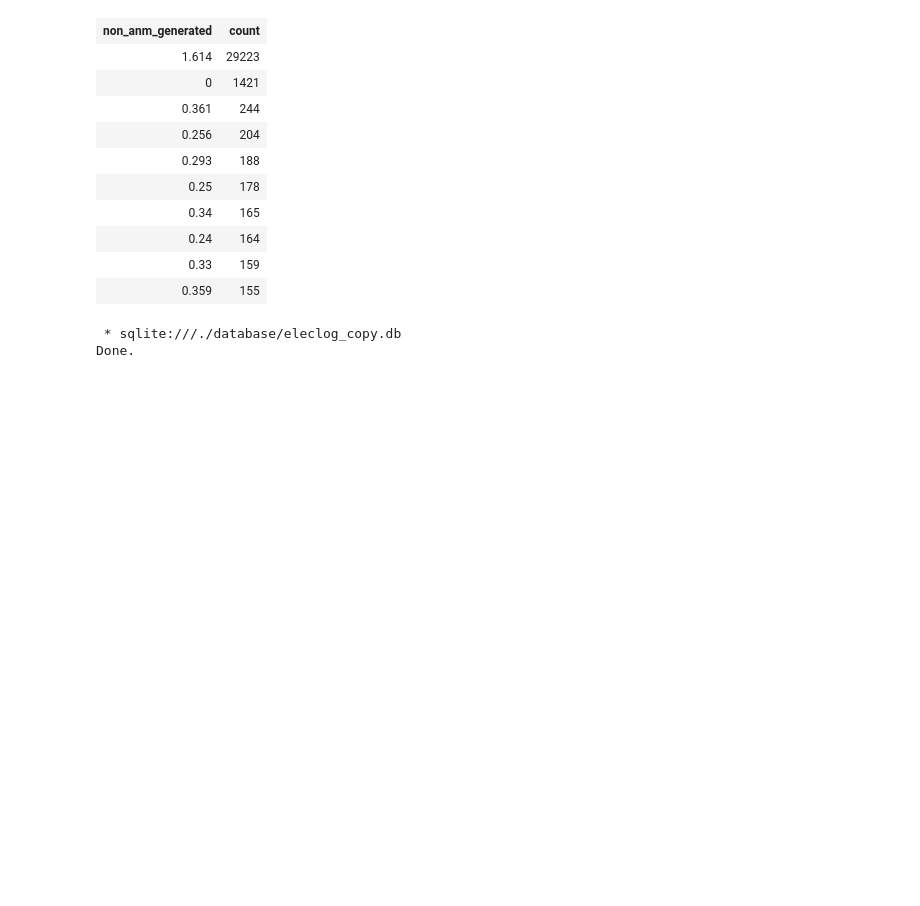
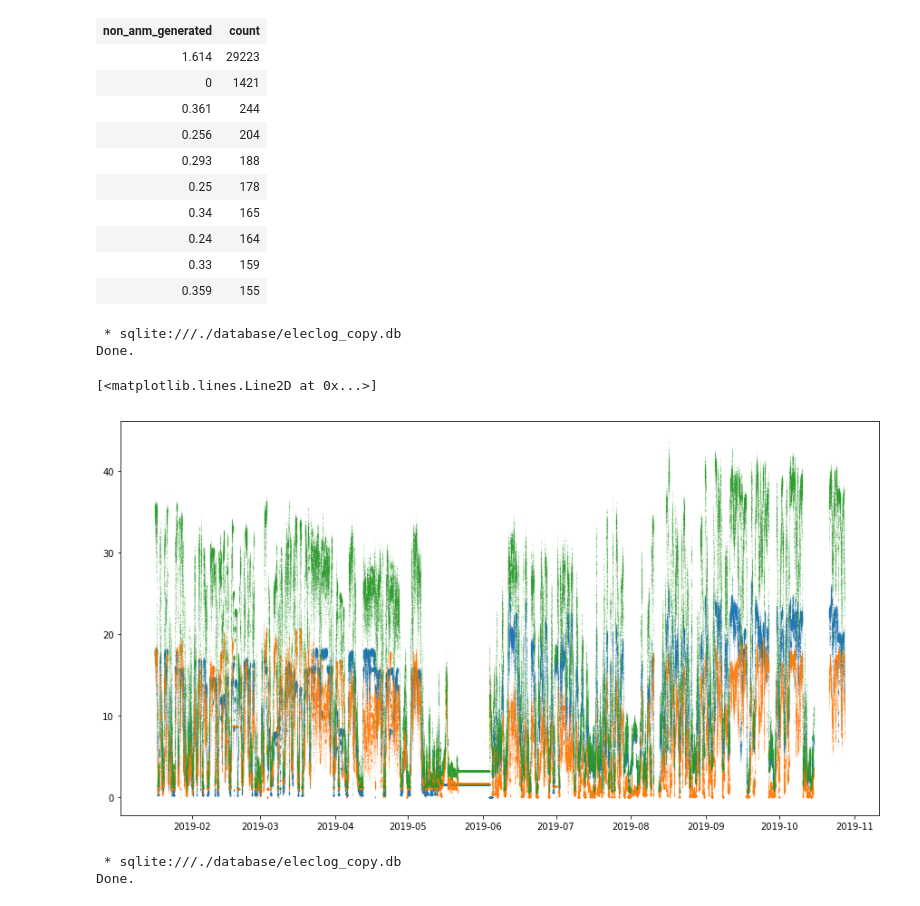
Before and after one commit to srendall91/orkney-electricity, a Jupyter notebook: dataclean/BadData.ipynb, the cells around one changed output. Cells and saved outputs as stored; diff of their text form; code cells hidden in the pictures; blank space fills up the shorter version.

Commit message:
matplotlib tried

```diff
--- a/dataclean/BadData.ipynb
+++ b/dataclean/BadData.ipynb
@@ -25,6 +32,28 @@ Done.
 | 0.24 | 164 |
 | 0.33 | 159 |
 | 0.359 | 155 |
+# %%
+import matplotlib
+import pandas
+import datetime
+%matplotlib inline
+matplotlib.rcParams['figure.figsize'] = [15,8]
+# %%
+data  = %sql SELECT * FROM readings;
+data =  data.DataFrame()
+data['dt'] = pandas.to_datetime(data['timestamp'])
+# %% [output]
+ * sqlite:///./database/eleclog_copy.db
+Done.
+# %%
+data['total_generated'] = data['non_anm_generated']+data['anm_generated']
+# %%
+matplotlib.pyplot.plot_date(data['dt'],data['non_anm_generated'], xdate=True, ydate=False, fmt = '.', linewidth=1, markersize=0.1)
+matplotlib.pyplot.plot_date(data['dt'],data['anm_generated'], xdate=True, ydate=False, fmt = '.', linewidth=1, markersize=0.1)
+matplotlib.pyplot.plot_date(data['dt'],data['total_generated'], xdate=True, ydate=False, fmt = '.', linewidth=1, markersize=0.1)
+# %% [output]
+[<matplotlib.lines.Line2D at 0x...>]
+[figure, added]
 # %%
 %%sql
 SELECT min(timestamp), max(timestamp) from readings
```
Also changed, not shown: parts of 2 cells of this notebook.
